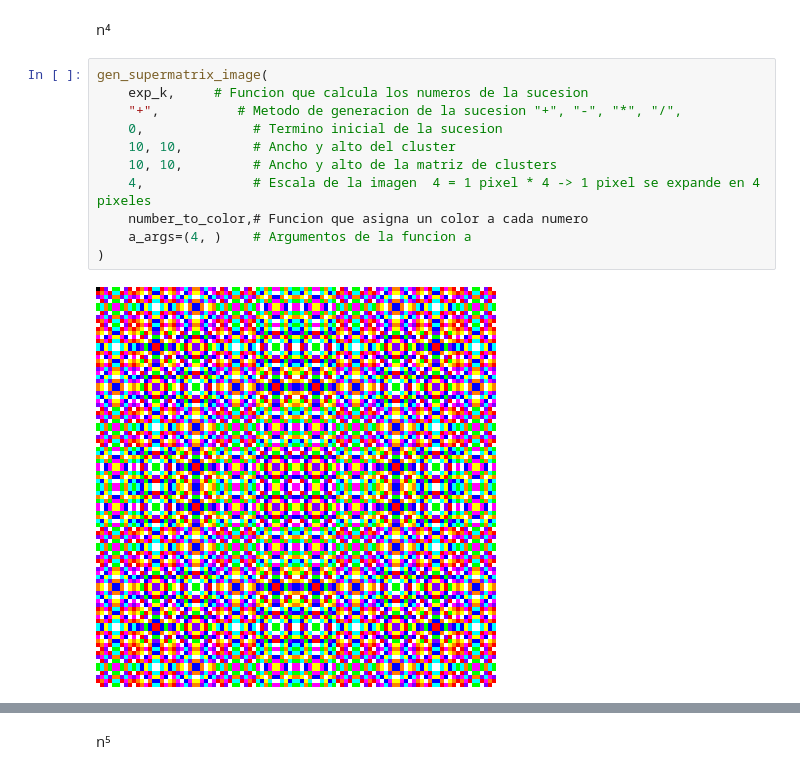
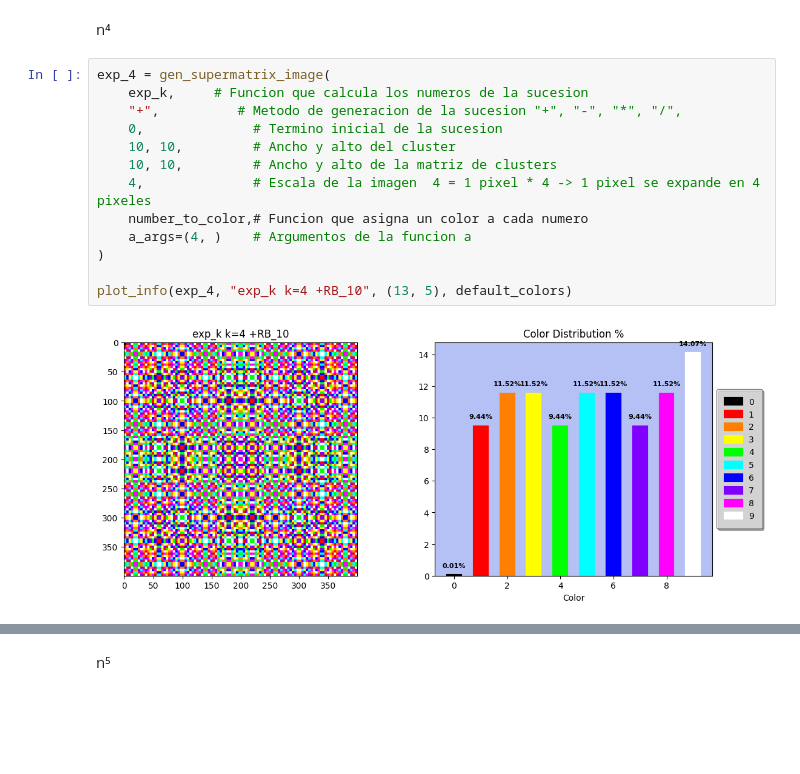
Before and after one commit to Dnllns/B10_clustering, a Jupyter notebook: B10_clustering.ipynb, the cells around one changed output, grey strips where cells are left out. Saved outputs shown, nothing was run; the diff lists cells and outputs as text; blank space fills up the shorter version.

```diff
--- a/B10_clustering.ipynb
+++ b/B10_clustering.ipynb
@@ -1243,15 +1308,17 @@ gen_supermatrix_image(
 # %% [markdown]
 n⁴
 # %%
-gen_supermatrix_image(
+exp_4 = gen_supermatrix_image(
     exp_k,     # Funcion que calcula los numeros de la sucesion
     "+",          # Metodo de generacion de la sucesion "+", "-", "*", "/",
     0,              # Termino inicial de la sucesion
     10, 10,         # Ancho y alto del cluster
     10, 10,         # Ancho y alto de la matriz de clusters
     4,              # Escala de la imagen  4 = 1 pixel * 4 -> 1 pixel se expande en 4 pixeles
     number_to_color,# Funcion que asigna un color a cada numero
     a_args=(4, )    # Argumentos de la funcion a
 )
+
+plot_info(exp_4, "exp_k k=4 +RB_10", (13, 5), default_colors)
 # %% [output]
-[figure, old version]
+[figure, new version]
```
Also changed, not shown: parts of 46 cells of this notebook, 1 other file.
